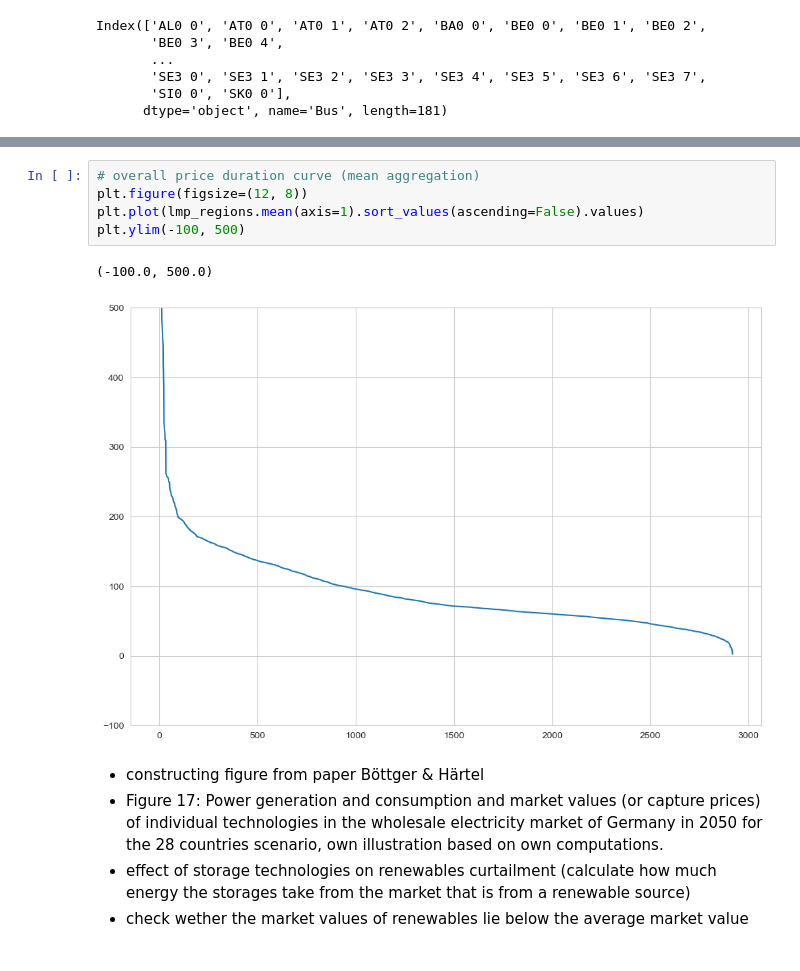
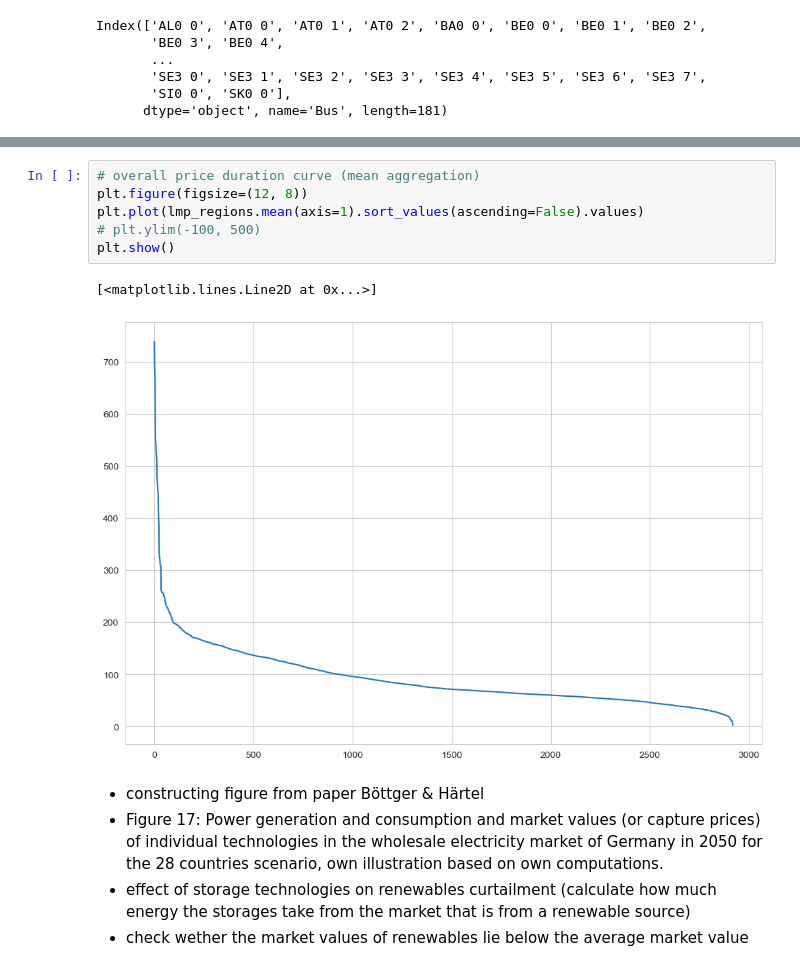
Before and after one commit to JulianGeis/master_thesis, a Jupyter notebook: notebooks/merit_order_analysis.ipynb, the cells around one changed output, grey strips where cells are left out. Cells and saved outputs as stored; diff of their text form.

```diff
--- a/notebooks/merit_order_analysis.ipynb
+++ b/notebooks/merit_order_analysis.ipynb
@@ -97,11 +100,12 @@ Text(0, 0.5, 'Market clearing price in EUR/MWh)')
 # %%
 # overall price duration curve (mean aggregation)
 plt.figure(figsize=(12, 8))
 plt.plot(lmp_regions.mean(axis=1).sort_values(ascending=False).values)
-plt.ylim(-100, 500)
+# plt.ylim(-100, 500)
+plt.show()
 # %% [output]
-(-100.0, 500.0)
+[<matplotlib.lines.Line2D at 0x...>]
-[figure, old version]
+[figure, new version]
 # %% [markdown]
 - constructing figure from paper Böttger & Härtel
 - Figure 17: Power generation and consumption and market values (or capture prices) of individual technologies in the wholesale electricity market of Germany in 2050 for the 28 countries scenario, own illustration based on own computations.
```
Also changed, not shown: parts of 89 cells of this notebook, 4 other files.
